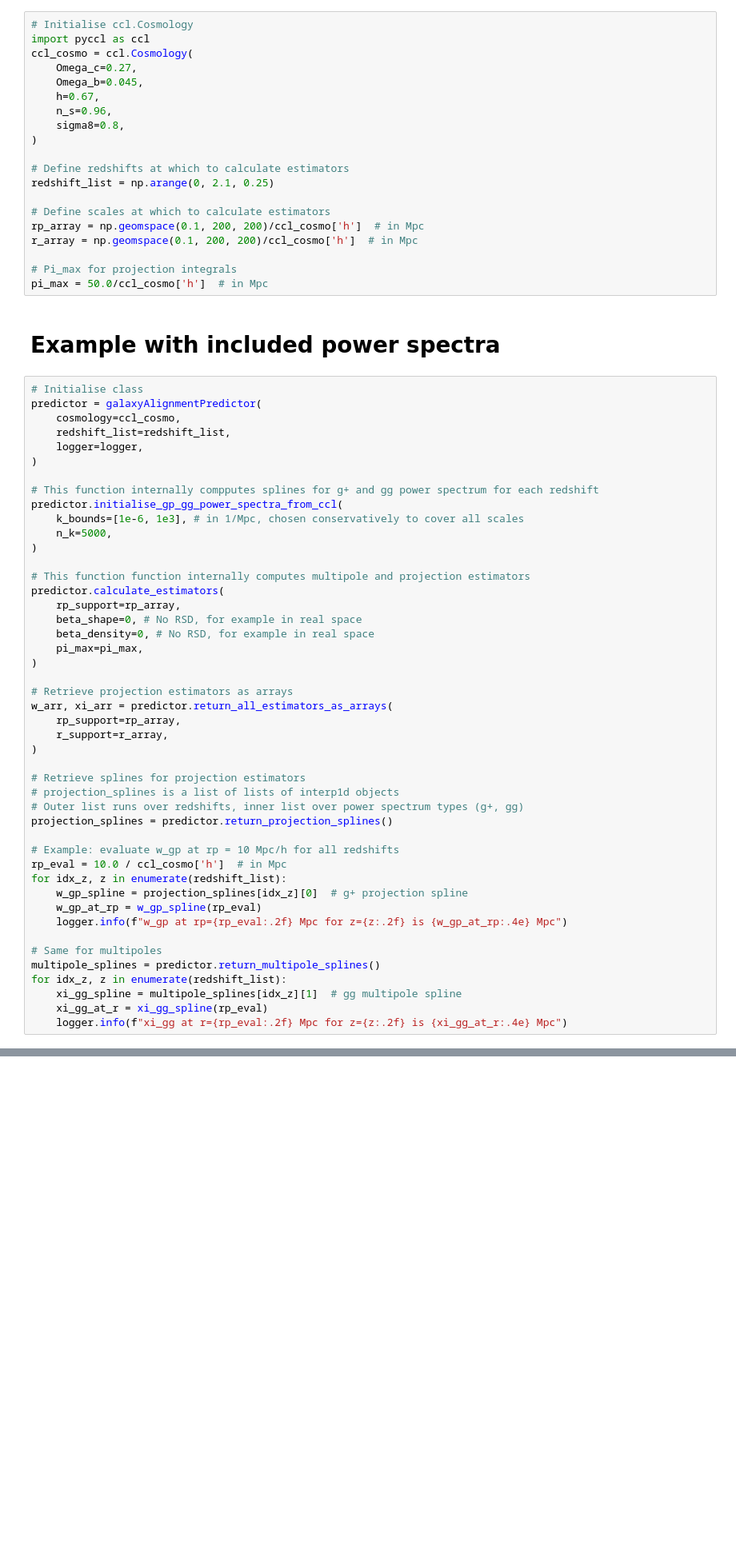
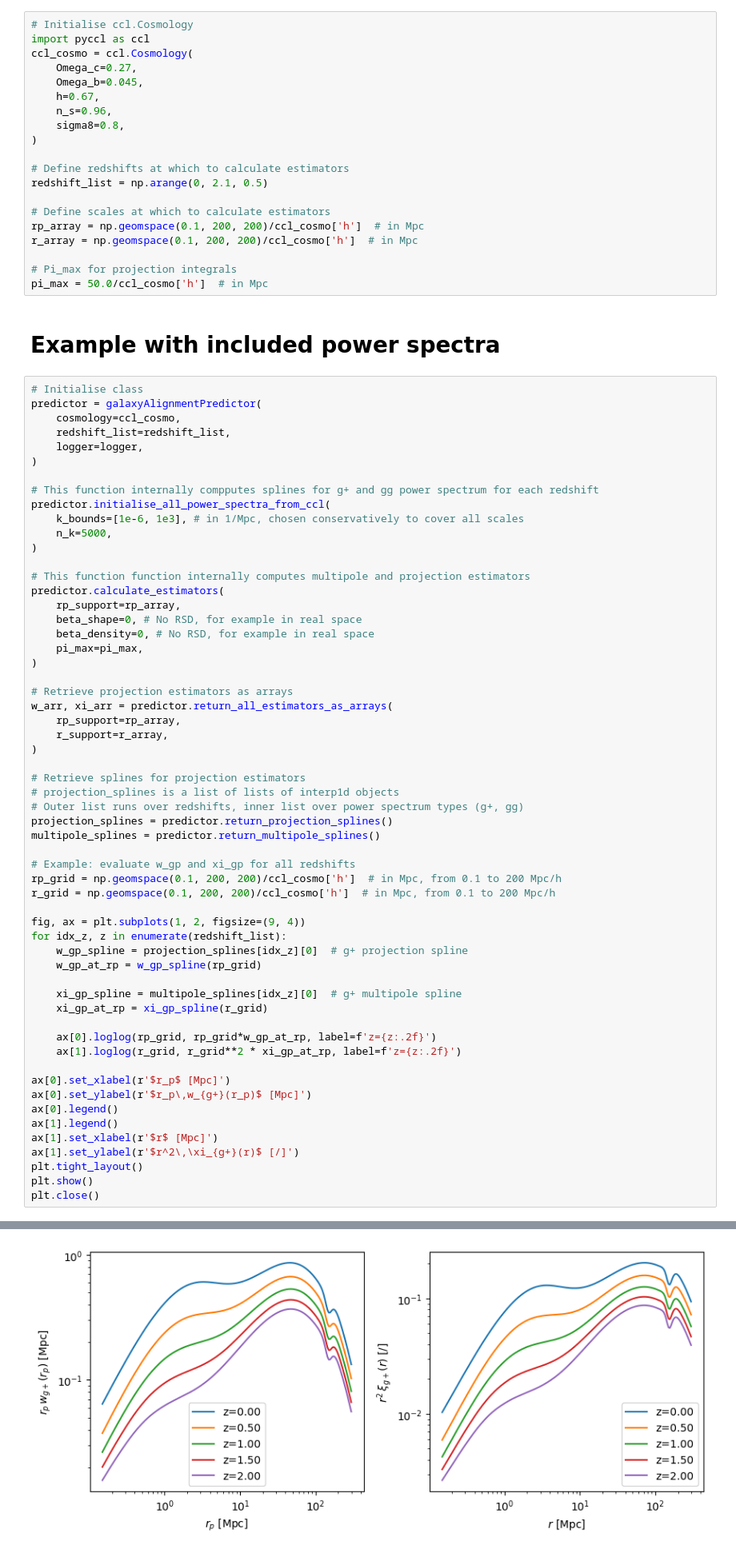
Before and after one commit to DennisNeumann97/GNAT, a Jupyter notebook: notebooks/examply.ipynb, the cells around one changed output, grey strips where cells are left out. Shown at 80% size. Cells and saved outputs as stored; diff of their text form; blank space fills up the shorter version.

```diff
--- a/notebooks/examply.ipynb
+++ b/notebooks/examply.ipynb
@@ -47,7 +47,7 @@ ccl_cosmo = ccl.Cosmology(
 )
 
 # Define redshifts at which to calculate estimators
-redshift_list = np.arange(0, 2.1, 0.25)
+redshift_list = np.arange(0, 2.1, 0.5)
 
 # Define scales at which to calculate estimators
 rp_array = np.geomspace(0.1, 200, 200)/ccl_cosmo['h']  # in Mpc
@@ -66,7 +66,7 @@ predictor = galaxyAlignmentPredictor(
 )
 
 # This function internally compputes splines for g+ and gg power spectrum for each redshift
-predictor.initialise_gp_gg_power_spectra_from_ccl(
+predictor.initialise_all_power_spectra_from_ccl(
     k_bounds=[1e-6, 1e3], # in 1/Mpc, chosen conservatively to cover all scales
     n_k=5000,
 )
@@ -89,18 +89,30 @@ w_arr, xi_arr = predictor.return_all_estimators_as_arrays(
 # projection_splines is a list of lists of interp1d objects
 # Outer list runs over redshifts, inner list over power spectrum types (g+, gg)
 projection_splines = predictor.return_projection_splines()
+multipole_splines = predictor.return_multipole_splines()
 
-# Example: evaluate w_gp at rp = 10 Mpc/h for all redshifts
-rp_eval = 10.0 / ccl_cosmo['h']  # in Mpc
+# Example: evaluate w_gp and xi_gp for all redshifts
+rp_grid = np.geomspace(0.1, 200, 200)/ccl_cosmo['h']  # in Mpc, from 0.1 to 200 Mpc/h
+r_grid = np.geomspace(0.1, 200, 200)/ccl_cosmo['h']  # in Mpc, from 0.1 to 200 Mpc/h
+
+fig, ax = plt.subplots(1, 2, figsize=(9, 4))
 for idx_z, z in enumerate(redshift_list):
     w_gp_spline = projection_splines[idx_z][0]  # g+ projection spline
-    w_gp_at_rp = w_gp_spline(rp_eval)
-    logger.info(f"w_gp at rp={rp_eval:.2f} Mpc for z={z:.2f} is {w_gp_at_rp:.4e} Mpc")
+    w_gp_at_rp = w_gp_spline(rp_grid)
 
-# Same for multipoles
-multipole_splines = predictor.return_multipole_splines()
-for idx_z, z in enumerate(redshift_list):
-    xi_gg_spline = multipole_splines[idx_z][1]  # gg multipole spline
-    xi_gg_at_r = xi_gg_spline(rp_eval)
-    logger.info(f"xi_gg at r={rp_eval:.2f} Mpc for z={z:.2f} is {xi_gg_at_r:.4e} Mpc")
+    xi_gp_spline = multipole_splines[idx_z][0]  # g+ multipole spline
+    xi_gp_at_rp = xi_gp_spline(r_grid)
+
+    ax[0].loglog(rp_grid, rp_grid*w_gp_at_rp, label=f'z={z:.2f}')
+    ax[1].loglog(r_grid, r_grid**2 * xi_gp_at_rp, label=f'z={z:.2f}')
+
+ax[0].set_xlabel(r'$r_p$ [Mpc]')
+ax[0].set_ylabel(r'$r_p\,w_{g+}(r_p)$ [Mpc]')
+ax[0].legend()
+ax[1].legend()
+ax[1].set_xlabel(r'$r$ [Mpc]')
+ax[1].set_ylabel(r'$r^2\,\xi_{g+}(r)$ [/]')
+plt.tight_layout()
+plt.show()
+plt.close()
 # %% [output]
@@ -124,3 +123,4 @@ for idx_z, z in enumerate(redshift_list):
+[figure, added]
 # %% [markdown]
 # Example with custom power spectra
 # %%
```
Also changed, not shown: parts of 2 cells of this notebook, 3 other files.
